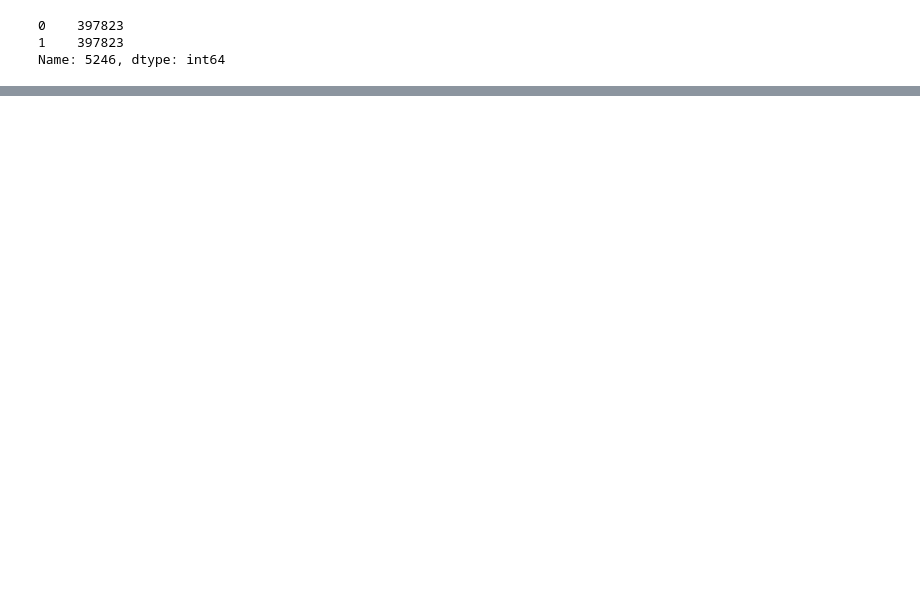
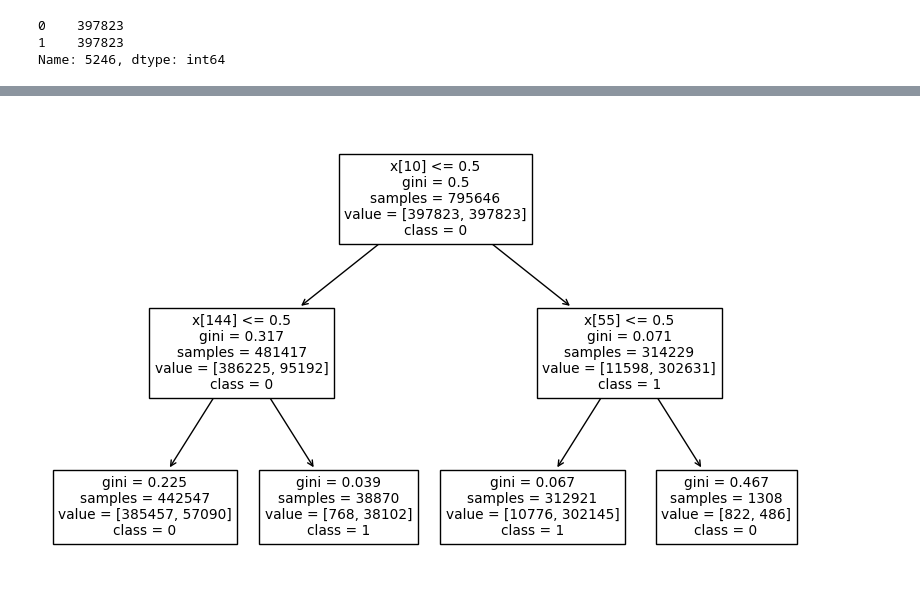
Before and after one commit to ballir27/big-g-ml-data-science-truckstop, a Jupyter notebook: notebooks/AB-data_merge.ipynb, the cells around one changed output, grey strips where cells are left out. Cells and saved outputs as stored; diff of their text form; code cells hidden in the pictures; blank space fills up the shorter version.

Commit message:
Added Decision Tree to help visualize decisions. Should I cut down on features? Do my results make sense?

```diff
--- a/notebooks/AB-data_merge.ipynb
+++ b/notebooks/AB-data_merge.ipynb
@@ -375,0 +406,15 @@ print(savings)
+# %%
+dt_oversample = DecisionTreeClassifier(max_depth=2).fit(X_resampled, y_resampled)
+y_pred = dt_oversample.predict(X_test)
+print(f'Accuracy: {accuracy_score(y_test, y_pred)}')
+print(f'MCC: {matthews_corrcoef(y_test, y_pred)}')
+conf_mat_array = confusion_matrix(y_test, y_pred)
+print(conf_mat_array)
+print(classification_report(y_test, y_pred))
+
+TN = conf_mat_array[0][0]
+FN = conf_mat_array[1][0]
+FP = conf_mat_array[0][1]
+TP = conf_mat_array[1][1]
+savings = (4000 * TP) - (500 * FP)
+print(f'The savings from this model was ${savings}')
@@ -375,0 +436,6 @@ print(savings)
+# %%
+plt.figure(figsize = (10,6))
+
+plot_tree(dt_oversample, class_names = ["0", "1"]);
+# %% [output]
+[figure, added]
```
Also changed, not shown: parts of 17 cells of this notebook.
